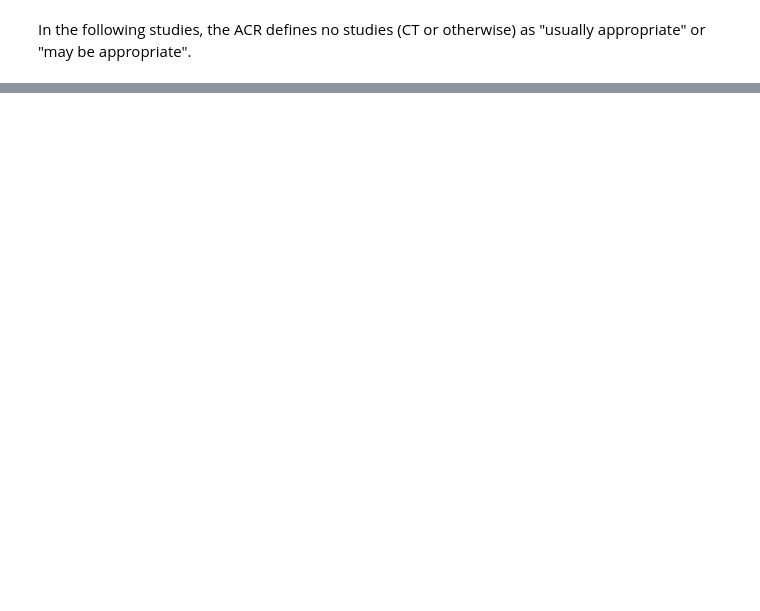
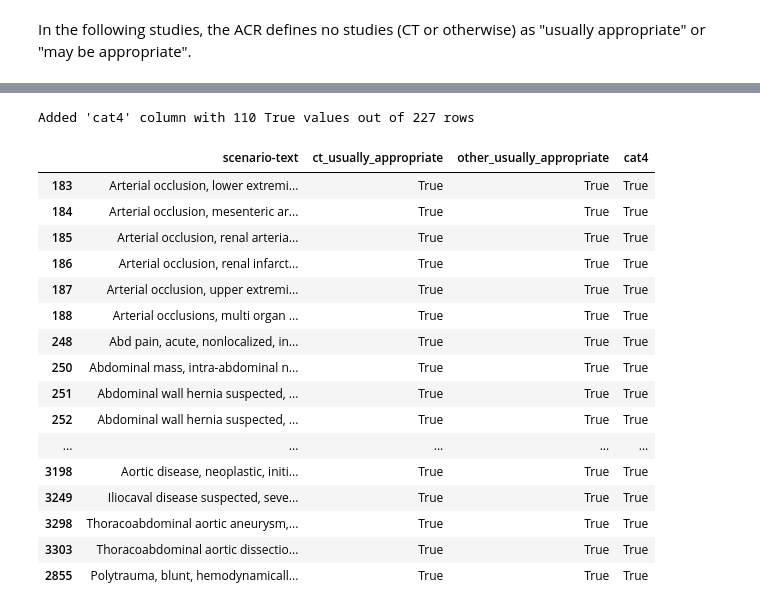
Before and after one commit to bsalexander/acr_analysis, a Jupyter notebook: analyze_categories.ipynb, the cells around one changed output, grey strips where cells are left out. Saved outputs shown, nothing was run; the diff lists cells and outputs as text; code cells hidden in the pictures; blank space fills up the shorter version.

```diff
--- a/analyze_categories.ipynb
+++ b/analyze_categories.ipynb
@@ -504,0 +578,26 @@ Name: scenario-text, dtype: object
+# %%
+# Add cat4 column: True if ct_usually_appropriate is True and other_usually_appropriate is True
+filtered_df['cat4'] = (filtered_df['ct_usually_appropriate'] == True) & \
+                      (filtered_df['other_usually_appropriate'] == True)
+
+print(f"Added 'cat4' column with {filtered_df['cat4'].sum()} True values out of {len(filtered_df)} rows")
+filtered_df[filtered_df['cat4']][['scenario-text', 'ct_usually_appropriate', 'other_usually_appropriate', 'cat4']]
+# %% [output]
+Added 'cat4' column with 110 True values out of 227 rows
+|  | scenario-text | ct_usually_appropriate | other_usually_appropriate | cat4 |
+| 183 | Arterial occlusion, lower extremi... | True | True | True |
+| 184 | Arterial occlusion, mesenteric ar... | True | True | True |
+| 185 | Arterial occlusion, renal arteria... | True | True | True |
+| 186 | Arterial occlusion, renal infarct... | True | True | True |
+| 187 | Arterial occlusion, upper extremi... | True | True | True |
+| 188 | Arterial occlusions, multi organ ... | True | True | True |
+| 248 | Abd pain, acute, nonlocalized, in... | True | True | True |
+| 250 | Abdominal mass, intra-abdominal n... | True | True | True |
+| 251 | Abdominal wall hernia suspected, ... | True | True | True |
+| 252 | Abdominal wall hernia suspected, ... | True | True | True |
+| ... | ... | ... | ... | ... |
+| 3198 | Aortic disease, neoplastic, initi... | True | True | True |
+| 3249 | Iliocaval disease suspected, seve... | True | True | True |
+| 3298 | Thoracoabdominal aortic aneurysm,... | True | True | True |
+| 3303 | Thoracoabdominal aortic dissectio... | True | True | True |
+| 2855 | Polytrauma, blunt, hemodynamicall... | True | True | True |
```
Also changed, not shown: parts of 20 cells of this notebook, 1 other file.
